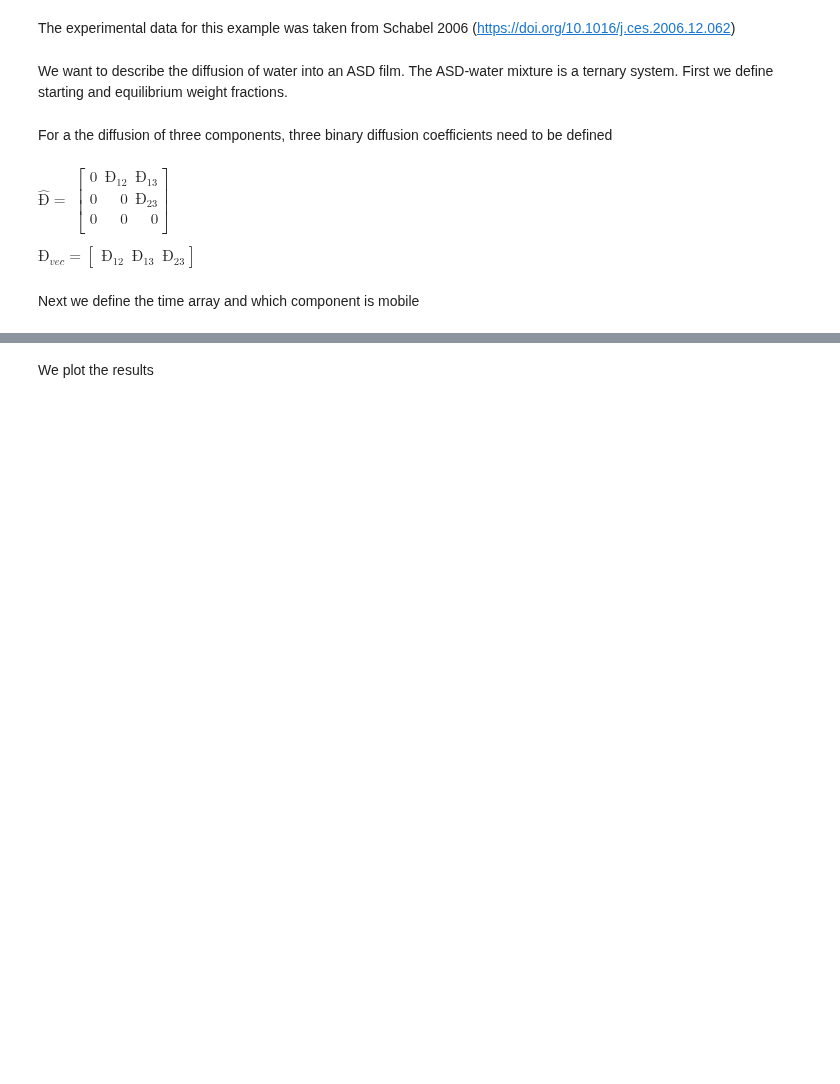
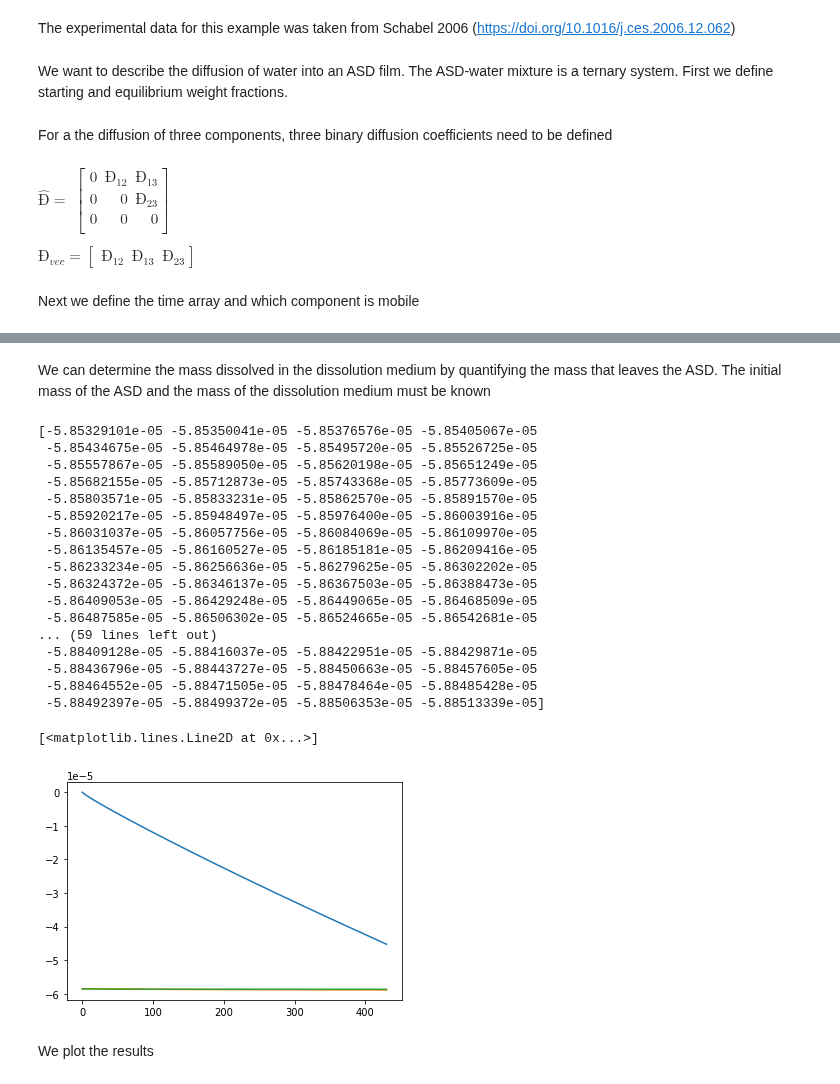
Before and after one commit to Borrdom/diffusionpy, a Jupyter notebook: examples_notebooks/Water_IND_PVPVA.ipynb, the cells around one changed output, grey strips where cells are left out. Saved outputs shown, nothing was run; the diff lists cells and outputs as text; code cells hidden in the pictures; blank space fills up the shorter version.

```diff
--- a/examples_notebooks/Water_IND_PVPVA.ipynb
+++ b/examples_notebooks/Water_IND_PVPVA.ipynb
@@ -38,12 +38,12 @@ $\left[\begin{array}{rrr}
 
 $Ð_{vec} = \left[\begin{array}{rrr} Ð_{12} & Ð_{13} & Ð_{23} \end{array}\right]$
 # %%
-Dvec=np.asarray([1E-13,2.3E-13,1.7E-13])
+Dvec=np.asarray([1E-10,2.3E-10,1.7E-13])
 # %% [markdown]
 Next we define the time array and which component is mobile
 # %%
 nt=300
-t=np.linspace(0,texp[-1],nt)
+t=np.linspace(0,texp[-1],nt)*60
 volatile=np.asarray([True,True,False])
 # %%
-wt=Diffusion_MS(t,L,Dvec,wi0,wi8,Mi,volatile)
+wt,wtz,zvec,Lt=Diffusion_MS(t,L,Dvec,wi0,wi8,Mi,volatile,full_output=True)
@@ -50,3 +61,55 @@ wt=Diffusion_MS(t,L,Dvec,wi0,wi8,Mi,volatile)
+# %% [markdown]
+We can determine the mass dissolved in the dissolution medium by quantifying the mass that leaves the ASD. The initial mass of the ASD and the mass of the dissolution medium must be known
+# %%
+d=0.008 # 8 mm
+A=np.pi/4*d**2
+rho=1200
+mASD=L*A*rho #
+
+mw=mASD*wi0[0]
+mAPI=mASD*wi0[1]
+mPol=mASD*wi0[2]
+
+mASDt=Lt*A*rho
+
+mwt=mASDt*wt[:,0]
+mAPIt=mASDt*wt[:,1]
+mPolt=mASDt*wt[:,2]
+
+mAPIDiss=mAPI-mAPIt
+mwDiss=mw-mwt
+mPolDiss=mPol-mPolt
+
+mdiss=0.5 # 500 g Wasser
+
+wAPIDiss=mAPIDiss/mdiss
+wPolDiss=mPolDiss/mdiss
+wwDiss=mwDiss/mdiss
+print(wAPIDiss)
+plt.plot(t/60,wwDiss)
+plt.plot(t/60,wAPIDiss)
+plt.plot(t/60,wPolDiss)
+# plt.plot(t/60,mASDt/mASD)
+# %% [output]
+[-5.85329101e-05 -5.85350041e-05 -5.85376576e-05 -5.85405067e-05
+ -5.85434675e-05 -5.85464978e-05 -5.85495720e-05 -5.85526725e-05
+ -5.85557867e-05 -5.85589050e-05 -5.85620198e-05 -5.85651249e-05
+ -5.85682155e-05 -5.85712873e-05 -5.85743368e-05 -5.85773609e-05
+ -5.85803571e-05 -5.85833231e-05 -5.85862570e-05 -5.85891570e-05
+ -5.85920217e-05 -5.85948497e-05 -5.85976400e-05 -5.86003916e-05
+ -5.86031037e-05 -5.86057756e-05 -5.86084069e-05 -5.86109970e-05
+ -5.86135457e-05 -5.86160527e-05 -5.86185181e-05 -5.86209416e-05
+ -5.86233234e-05 -5.86256636e-05 -5.86279625e-05 -5.86302202e-05
+ -5.86324372e-05 -5.86346137e-05 -5.86367503e-05 -5.86388473e-05
+ -5.86409053e-05 -5.86429248e-05 -5.86449065e-05 -5.86468509e-05
+ -5.86487585e-05 -5.86506302e-05 -5.86524665e-05 -5.86542681e-05
+... (59 lines left out)
+ -5.88409128e-05 -5.88416037e-05 -5.88422951e-05 -5.88429871e-05
+ -5.88436796e-05 -5.88443727e-05 -5.88450663e-05 -5.88457605e-05
+ -5.88464552e-05 -5.88471505e-05 -5.88478464e-05 -5.88485428e-05
+ -5.88492397e-05 -5.88499372e-05 -5.88506353e-05 -5.88513339e-05]
+[<matplotlib.lines.Line2D at 0x...>]
+[figure, added]
 # %% [markdown]
 We plot the results
 # %%
```
Also changed, not shown: parts of 2 cells of this notebook, 3 other files.
